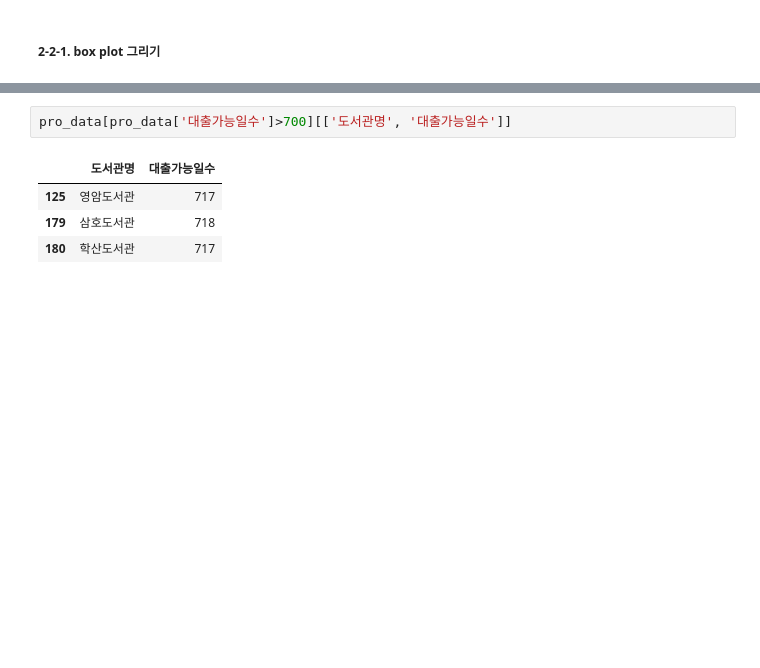
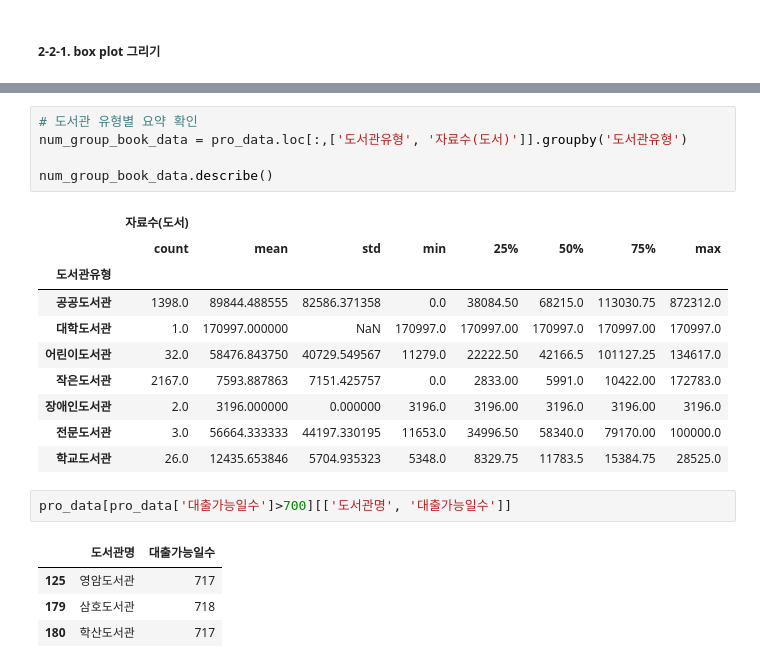
Before and after one commit to dev-hw/SeSAC-live_map, a Jupyter notebook: pro/1_도서관_프로젝트.ipynb, the cells around one changed output, grey strips where cells are left out. Saved outputs shown, nothing was run; the diff lists cells and outputs as text; blank space fills up the shorter version.

```diff
--- a/pro/1_도서관_프로젝트.ipynb
+++ b/pro/1_도서관_프로젝트.ipynb
@@ -512,3 +552,19 @@ plt.show()
+# %%
+# 도서관 유형별 요약 확인
+num_group_book_data = pro_data.loc[:,['도서관유형', '자료수(도서)']].groupby('도서관유형')
+
+num_group_book_data.describe()
+# %% [output]
+|  | 자료수(도서) |  |  |  |  |  |  |  |
+|  | count | mean | std | min | 25% | 50% | 75% | max |
+| 도서관유형 |  |  |  |  |  |  |  |  |
+| 공공도서관 | 1398.0 | 89844.488555 | 82586.371358 | 0.0 | 38084.50 | 68215.0 | 113030.75 | 872312.0 |
+| 대학도서관 | 1.0 | 170997.000000 | NaN | 170997.0 | 170997.00 | 170997.0 | 170997.00 | 170997.0 |
+| 어린이도서관 | 32.0 | 58476.843750 | 40729.549567 | 11279.0 | 22222.50 | 42166.5 | 101127.25 | 134617.0 |
+| 작은도서관 | 2167.0 | 7593.887863 | 7151.425757 | 0.0 | 2833.00 | 5991.0 | 10422.00 | 172783.0 |
+| 장애인도서관 | 2.0 | 3196.000000 | 0.000000 | 3196.0 | 3196.00 | 3196.0 | 3196.00 | 3196.0 |
+| 전문도서관 | 3.0 | 56664.333333 | 44197.330195 | 11653.0 | 34996.50 | 58340.0 | 79170.00 | 100000.0 |
+| 학교도서관 | 26.0 | 12435.653846 | 5704.935323 | 5348.0 | 8329.75 | 11783.5 | 15384.75 | 28525.0 |
 # %%
 pro_data[pro_data['대출가능일수']>700][['도서관명', '대출가능일수']]
 # %% [output]
```
Also changed, not shown: parts of 18 cells of this notebook.
